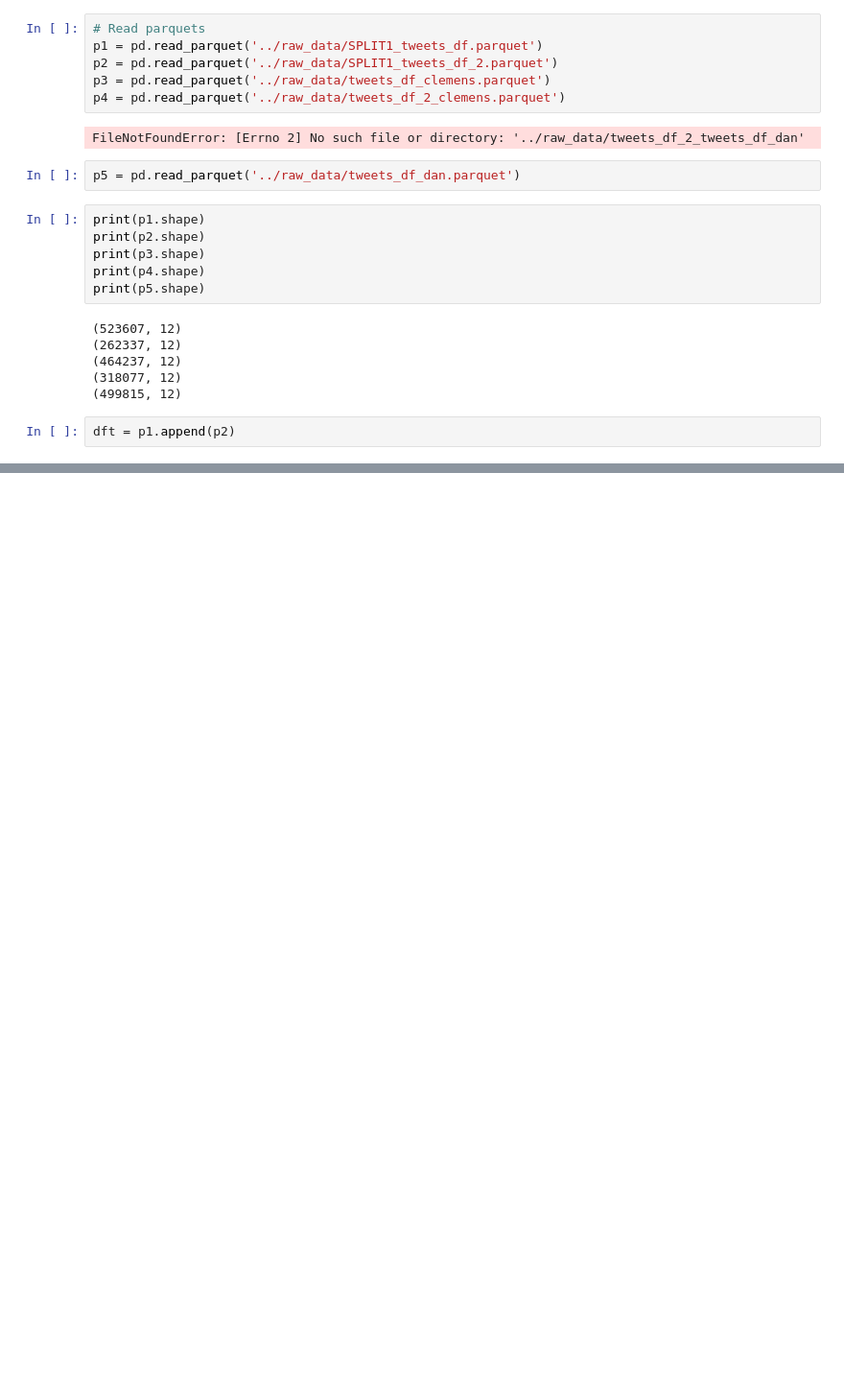
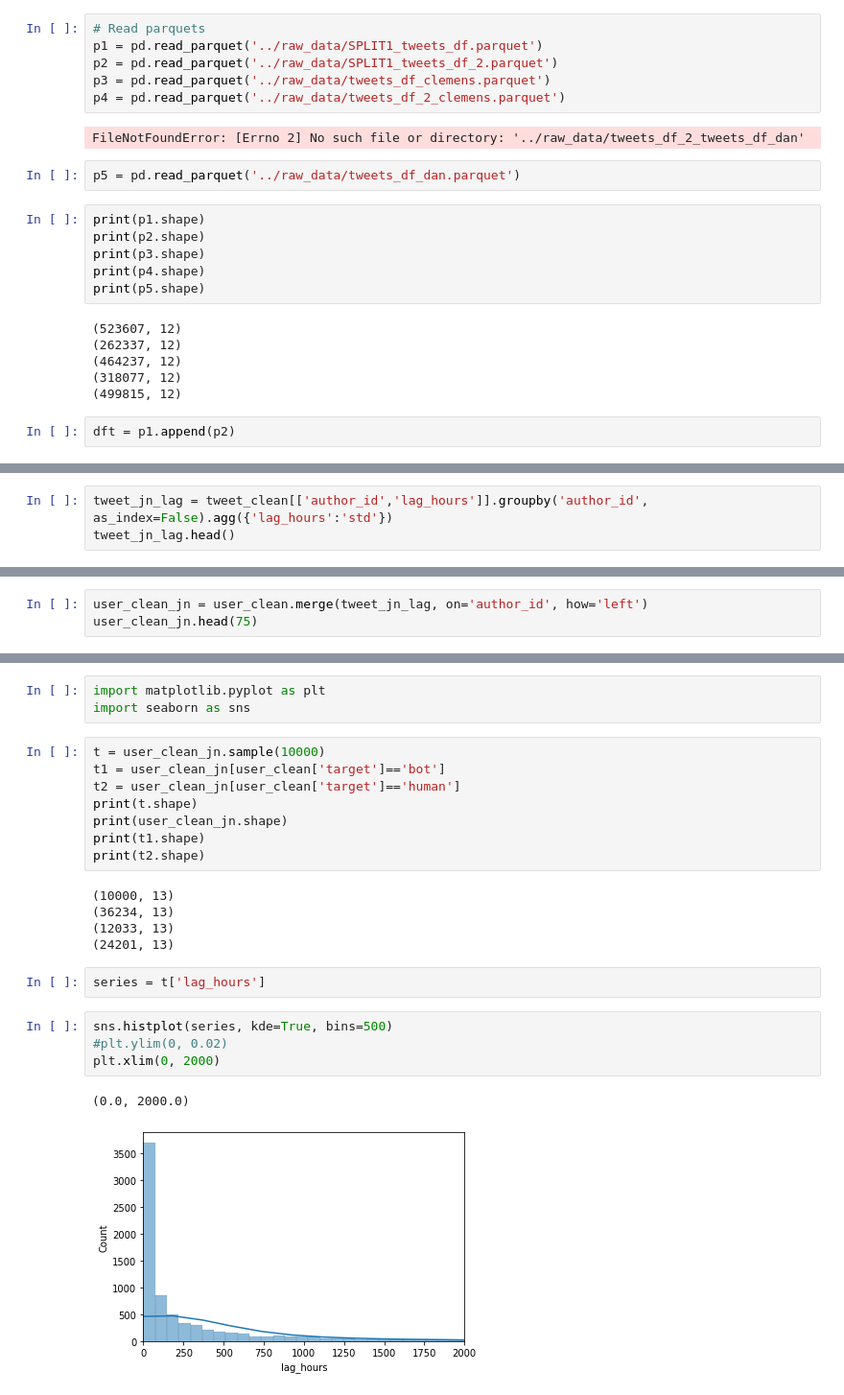
Before and after one commit to famagal/Twitter_bot_detection_713, a Jupyter notebook: notebooks/daniel_testing_notebook.ipynb, the cells around one changed output, grey strips where cells are left out. Shown at 96% size. Drawn from its saved outputs; the diff is of its cells as text; blank space fills up the shorter version.

```diff
--- a/notebooks/daniel_testing_notebook.ipynb
+++ b/notebooks/daniel_testing_notebook.ipynb
@@ -120,0 +160,3 @@ dft = p1.append(p2)
+# %%
+tweet_jn_lag = tweet_clean[['author_id','lag_hours']].groupby('author_id', as_index=False).agg({'lag_hours':'std'})
+tweet_jn_lag.head()
@@ -120,0 +170,3 @@ dft = p1.append(p2)
+# %%
+user_clean_jn = user_clean.merge(tweet_jn_lag, on='author_id', how='left')
+user_clean_jn.head(75)
@@ -120,0 +187,25 @@ dft = p1.append(p2)
+# %%
+import matplotlib.pyplot as plt
+import seaborn as sns
+# %%
+t = user_clean_jn.sample(10000)
+t1 = user_clean_jn[user_clean['target']=='bot']
+t2 = user_clean_jn[user_clean['target']=='human']
+print(t.shape)
+print(user_clean_jn.shape)
+print(t1.shape)
+print(t2.shape)
+# %% [output]
+(10000, 13)
+(36234, 13)
+(12033, 13)
+(24201, 13)
+# %%
+series = t['lag_hours']
+# %%
+sns.histplot(series, kde=True, bins=500)
+#plt.ylim(0, 0.02)
+plt.xlim(0, 2000)
+# %% [output]
+(0.0, 2000.0)
+[figure, added]
```
Also changed, not shown: parts of 17 cells of this notebook, 1 other file.
